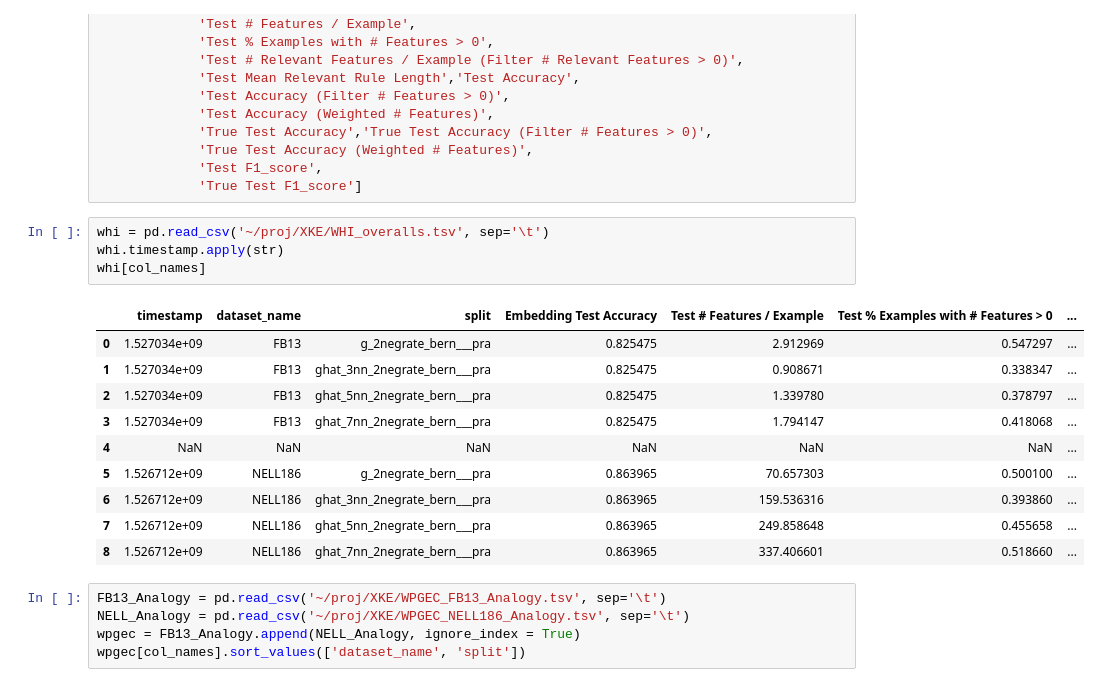
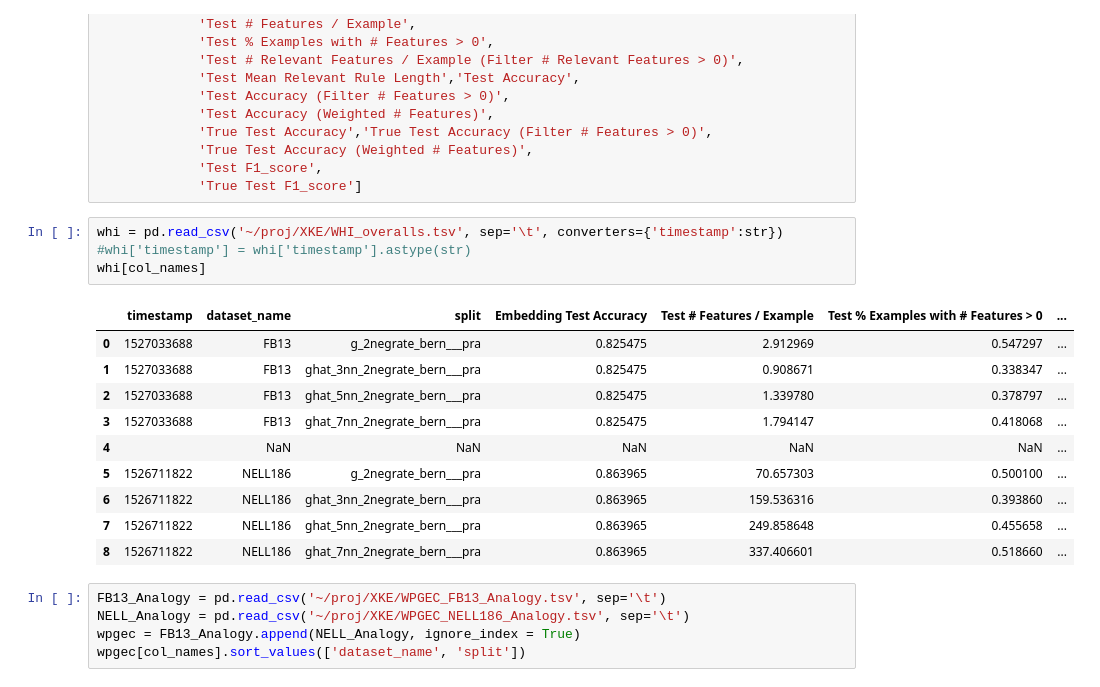
Before and after one commit to ARuschel/XKE, a Jupyter notebook: Results_Consolidation.ipynb, the cells around one changed output. Drawn from its saved outputs; the diff is of its cells as text.

```diff
--- a/Results_Consolidation.ipynb
+++ b/Results_Consolidation.ipynb
@@ -32,20 +33,20 @@ col_names = ['timestamp',
              'Test F1_score',
              'True Test F1_score']
 # %%
-whi = pd.read_csv('~/proj/XKE/WHI_overalls.tsv', sep='\t')
-whi.timestamp.apply(str)
+whi = pd.read_csv('~/proj/XKE/WHI_overalls.tsv', sep='\t', converters={'timestamp':str})
+#whi['timestamp'] = whi['timestamp'].astype(str)
 whi[col_names]
 # %% [output]
 |  | timestamp | dataset_name | split | Embedding Test Accuracy | Test # Features / Example | Test % Examples with # Features > 0 | ... |
-| 0 | 1.527034e+09 | FB13 | g_2negrate_bern___pra | 0.825475 | 2.912969 | 0.547297 | ... |
-| 1 | 1.527034e+09 | FB13 | ghat_3nn_2negrate_bern___pra | 0.825475 | 0.908671 | 0.338347 | ... |
-| 2 | 1.527034e+09 | FB13 | ghat_5nn_2negrate_bern___pra | 0.825475 | 1.339780 | 0.378797 | ... |
-| 3 | 1.527034e+09 | FB13 | ghat_7nn_2negrate_bern___pra | 0.825475 | 1.794147 | 0.418068 | ... |
-| 4 | NaN | NaN | NaN | NaN | NaN | NaN | ... |
-| 5 | 1.526712e+09 | NELL186 | g_2negrate_bern___pra | 0.863965 | 70.657303 | 0.500100 | ... |
-| 6 | 1.526712e+09 | NELL186 | ghat_3nn_2negrate_bern___pra | 0.863965 | 159.536316 | 0.393860 | ... |
-| 7 | 1.526712e+09 | NELL186 | ghat_5nn_2negrate_bern___pra | 0.863965 | 249.858648 | 0.455658 | ... |
-| 8 | 1.526712e+09 | NELL186 | ghat_7nn_2negrate_bern___pra | 0.863965 | 337.406601 | 0.518660 | ... |
+| 0 | 1527033688 | FB13 | g_2negrate_bern___pra | 0.825475 | 2.912969 | 0.547297 | ... |
+| 1 | 1527033688 | FB13 | ghat_3nn_2negrate_bern___pra | 0.825475 | 0.908671 | 0.338347 | ... |
+| 2 | 1527033688 | FB13 | ghat_5nn_2negrate_bern___pra | 0.825475 | 1.339780 | 0.378797 | ... |
+| 3 | 1527033688 | FB13 | ghat_7nn_2negrate_bern___pra | 0.825475 | 1.794147 | 0.418068 | ... |
+| 4 |  | NaN | NaN | NaN | NaN | NaN | ... |
+| 5 | 1526711822 | NELL186 | g_2negrate_bern___pra | 0.863965 | 70.657303 | 0.500100 | ... |
+| 6 | 1526711822 | NELL186 | ghat_3nn_2negrate_bern___pra | 0.863965 | 159.536316 | 0.393860 | ... |
+| 7 | 1526711822 | NELL186 | ghat_5nn_2negrate_bern___pra | 0.863965 | 249.858648 | 0.455658 | ... |
+| 8 | 1526711822 | NELL186 | ghat_7nn_2negrate_bern___pra | 0.863965 | 337.406601 | 0.518660 | ... |
 # %%
 FB13_Analogy = pd.read_csv('~/proj/XKE/WPGEC_FB13_Analogy.tsv', sep='\t')
 NELL_Analogy = pd.read_csv('~/proj/XKE/WPGEC_NELL186_Analogy.tsv', sep='\t')
```
Also changed, not shown: parts of 3 cells of this notebook, 3 other files.
